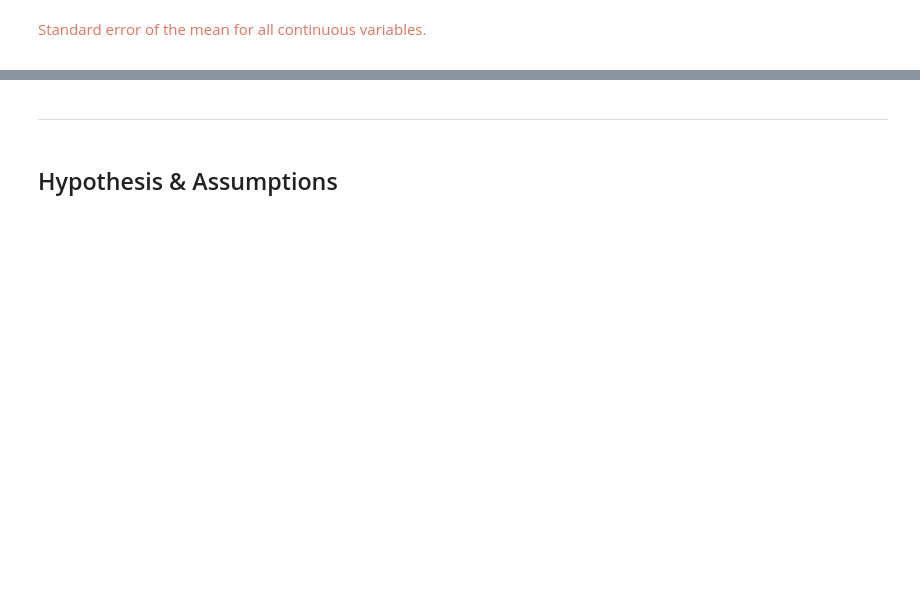
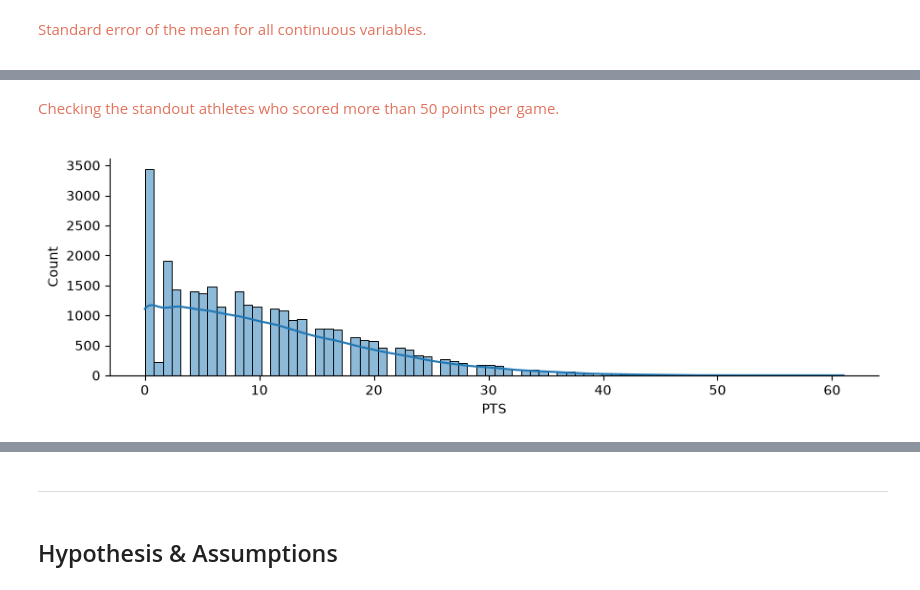
Before and after one commit to awomann/nba-prediction, a Jupyter notebook: Desktop/Coding/NBA Prediction/NBA_Predictive_Analytics.ipynb, the cells around one changed output, grey strips where cells are left out. Drawn from its saved outputs; the diff is of its cells as text; code cells hidden in the pictures; blank space fills up the shorter version.

Commit message:
feat: complete eda and data cleaning for pts~mp analysis

```diff
--- a/Desktop/Coding/NBA Prediction/NBA_Predictive_Analytics.ipynb
+++ b/Desktop/Coding/NBA Prediction/NBA_Predictive_Analytics.ipynb
@@ -445,0 +552,11 @@ print(df['PTS'].mean())
+# %% [markdown]
+<span style="color:#E2725B">
+
+Checking the standout athletes who scored more than 50 points per game.
+
+</span>
+# %%
+sns.displot(data = df, x = 'PTS', kind = 'hist', kde = True,  height = 3, aspect = 3)
+plt.show()
+# %% [output]
+[figure, added]
```
Also changed, not shown: parts of 42 cells of this notebook.
